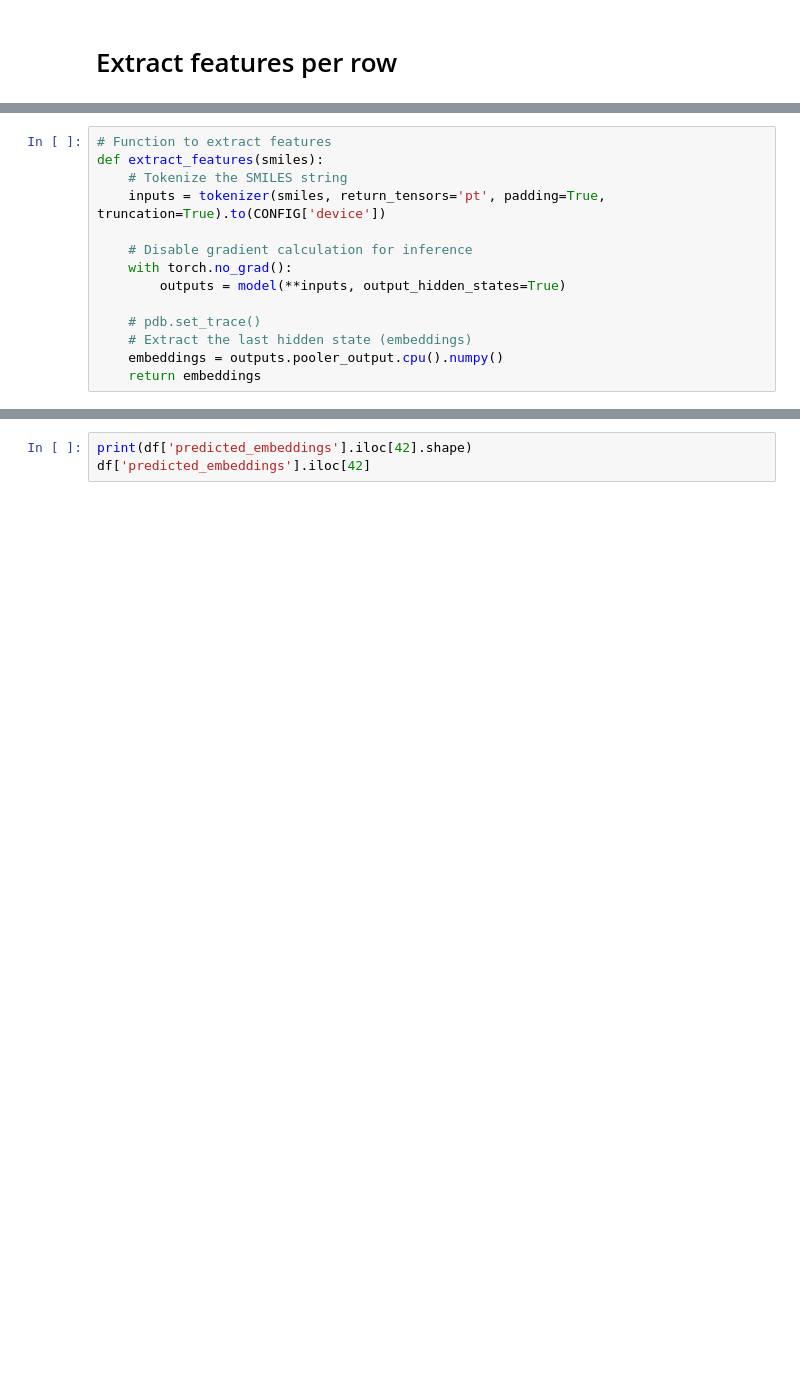
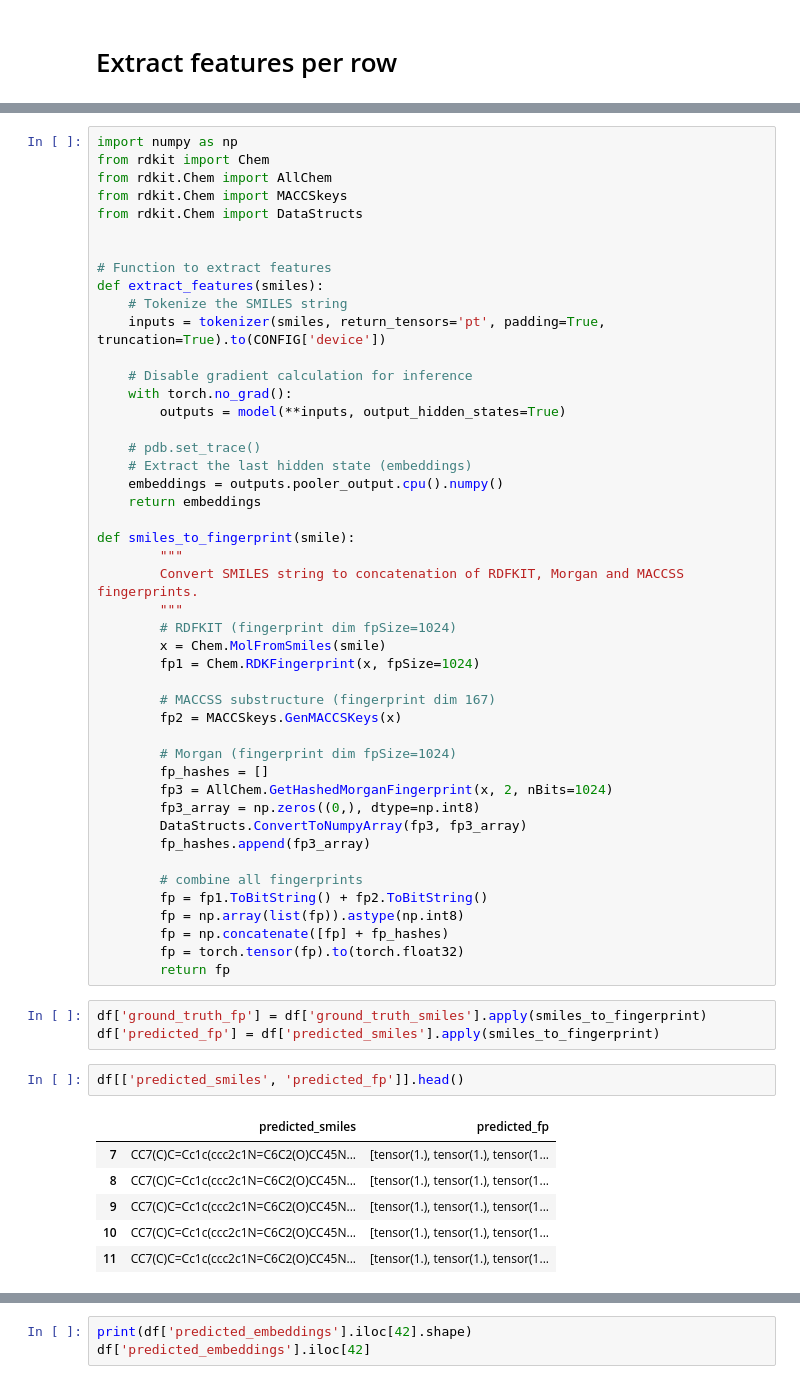
Before and after one commit to davidkubanek/biohack, a Jupyter notebook: scripts/1_feature_extraction.ipynb, the cells around one changed output, grey strips where cells are left out. Cells and saved outputs as stored; diff of their text form; blank space fills up the shorter version.

Commit message:
Data process and train scripts

```diff
--- a/scripts/1_feature_extraction.ipynb
+++ b/scripts/1_feature_extraction.ipynb
@@ -122,4 +148,11 @@ tokenizer = AutoTokenizer.from_pretrained("ibm/MoLFormer-XL-both-10pct", trust_r
 # %%
+import numpy as np
+from rdkit import Chem
+from rdkit.Chem import AllChem
+from rdkit.Chem import MACCSkeys
+from rdkit.Chem import DataStructs
+
+
 # Function to extract features
 def extract_features(smiles):
     # Tokenize the SMILES string
@@ -133,6 +166,43 @@ def extract_features(smiles):
     # Extract the last hidden state (embeddings)
     embeddings = outputs.pooler_output.cpu().numpy()
     return embeddings
+
+def smiles_to_fingerprint(smile):
+        """
+        Convert SMILES string to concatenation of RDFKIT, Morgan and MACCSS fingerprints.
+        """
+        # RDFKIT (fingerprint dim fpSize=1024)
+        x = Chem.MolFromSmiles(smile)
+        fp1 = Chem.RDKFingerprint(x, fpSize=1024)
+
+        # MACCSS substructure (fingerprint dim 167)
+        fp2 = MACCSkeys.GenMACCSKeys(x)
+
+        # Morgan (fingerprint dim fpSize=1024)
+        fp_hashes = []
+        fp3 = AllChem.GetHashedMorganFingerprint(x, 2, nBits=1024)
+        fp3_array = np.zeros((0,), dtype=np.int8)
+        DataStructs.ConvertToNumpyArray(fp3, fp3_array)
+        fp_hashes.append(fp3_array)
+
+        # combine all fingerprints
+        fp = fp1.ToBitString() + fp2.ToBitString()
+        fp = np.array(list(fp)).astype(np.int8)
+        fp = np.concatenate([fp] + fp_hashes)
+        fp = torch.tensor(fp).to(torch.float32)
+        return fp
+# %%
+df['ground_truth_fp'] = df['ground_truth_smiles'].apply(smiles_to_fingerprint)
+df['predicted_fp'] = df['predicted_smiles'].apply(smiles_to_fingerprint)
+# %%
+df[['predicted_smiles', 'predicted_fp']].head()
+# %% [output]
+|  | predicted_smiles | predicted_fp |
+| 7 | CC7(C)C=Cc1c(ccc2c1N=C6C2(O)CC45N... | [tensor(1.), tensor(1.), tensor(1... |
+| 8 | CC7(C)C=Cc1c(ccc2c1N=C6C2(O)CC45N... | [tensor(1.), tensor(1.), tensor(1... |
+| 9 | CC7(C)C=Cc1c(ccc2c1N=C6C2(O)CC45N... | [tensor(1.), tensor(1.), tensor(1... |
+| 10 | CC7(C)C=Cc1c(ccc2c1N=C6C2(O)CC45N... | [tensor(1.), tensor(1.), tensor(1... |
+| 11 | CC7(C)C=Cc1c(ccc2c1N=C6C2(O)CC45N... | [tensor(1.), tensor(1.), tensor(1... |
 # %%
 df['ground_truth_embeddings'] = df['ground_truth_smiles'].apply(extract_features)
 df['predicted_embeddings'] = df['predicted_smiles'].apply(extract_features)
```
Also changed, not shown: parts of 11 cells of this notebook, 10 other files.
